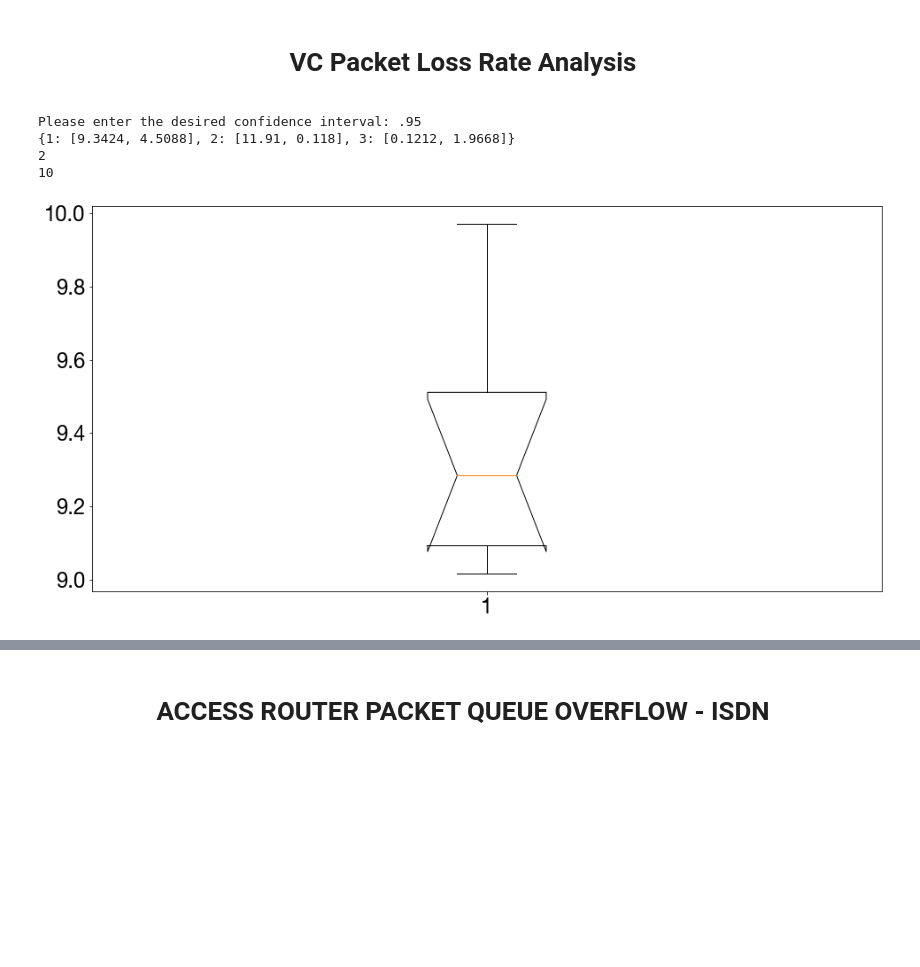
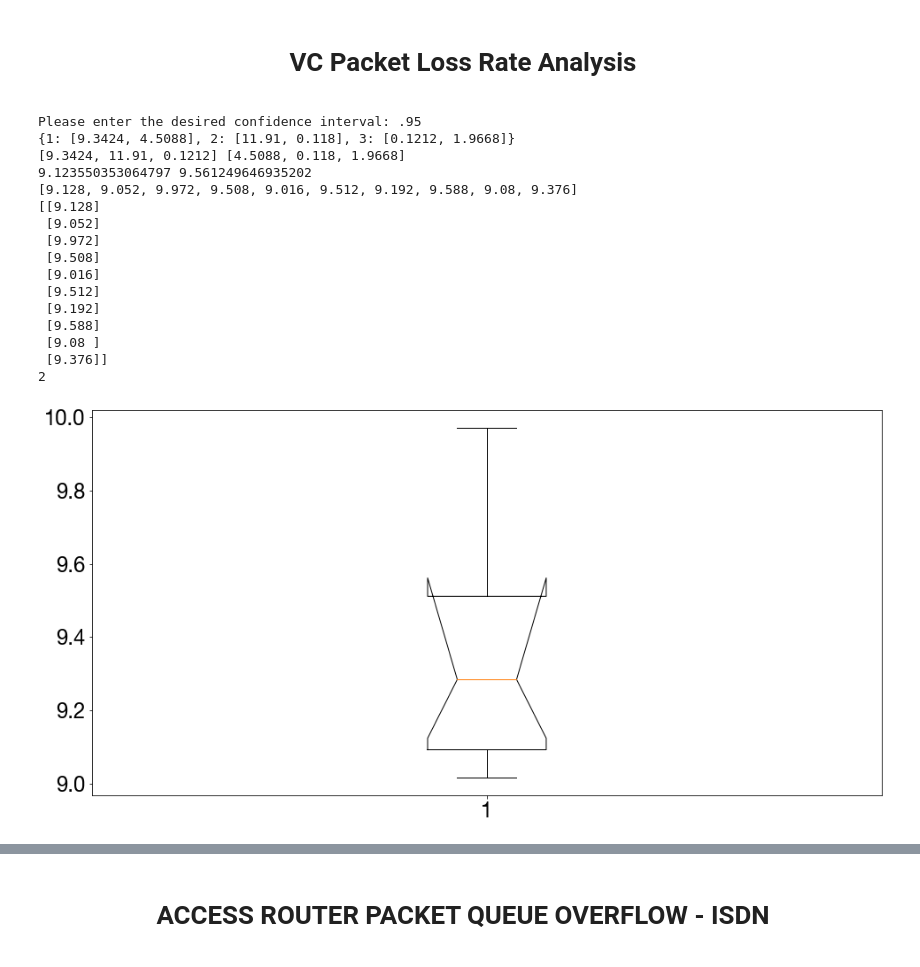
Before and after one commit to royruiz-dev/DataAutomation_SimComNets, a Jupyter notebook: SiMCN-Final-Task/SimComNet_Final-Task_Results_Analysis.ipynb, the cells around one changed output, grey strips where cells are left out. Saved outputs shown, nothing was run; the diff lists cells and outputs as text; code cells hidden in the pictures; blank space fills up the shorter version.

```diff
--- a/SiMCN-Final-Task/SimComNet_Final-Task_Results_Analysis.ipynb
+++ b/SiMCN-Final-Task/SimComNet_Final-Task_Results_Analysis.ipynb
@@ -1760,7 +1760,7 @@ while run:
         professor_data = [mean_dict[i][0] for i in mean_dict if i <= 3]
         student_data = [mean_dict[i][1] for i in mean_dict if i <= 3]
 
-        #print(professor_data, student_data)
+        print(professor_data, student_data)
 
         #print(t_dict)
         # Upper and lower limits for confidence interval (error bars) used for fill_between method
@@ -1804,9 +1804,14 @@ while run:
         # Create Notch Box Plots
         # Professor File Number 1
         #print(data_dict[1]['Professor'])
-        print(len([[t_dict[1][0][0]],[t_dict[1][0][1]]]))
-        print(len(data_dict[1]['Professor']))
-        ax1.boxplot(data_dict[1]['Professor'], notch=True)
+        print(t_dict[1][0][0],t_dict[1][0][1])
+        print(data_dict[1]['Professor'])
+        n = np.array(data_dict[1]['Professor'],order='C')
+        n.resize((10,1))
+        print(n)
+        print(len((t_dict[1][0][0],t_dict[1][0][1])))
+        ax1.boxplot(n, notch=True,conf_intervals=[(t_dict[1][0][0],t_dict[1][0][1])])
+        #ax1.boxplot(data_dict[1]['Professor'], notch=True)
         #ax1.bar(r_1000s_rpt03, bars_1000s_rpt03, width = barWidth, color = '#2CAAC0', label='3 RUNS')
         #ax1.errorbar(r_1000s_rpt03, bars_1000s_rpt03, yerr=yer_1000s_rpt03, color = 'white', capthick=1, capsize=5, fmt=' ')
         #
@@ -1830,32 +1835,44 @@ while run:
         #ax1.set_xticks(x+0.119)
         #ax1.set_xticklabels(labels ,color = '#FFFFFF')
         #ax1.tick_params(direction='out', length=4, width=1, colors='w')
         #
         #ax1.set_yticks(np.arange(0.0, 100.0, 10.0))
         #ax1.set_ylabel('AVERAGE PACKET LOSS RATE (%)', labelpad=8, color = '#FFFFFF')
         #
         ##ax2.set_yticks(np.arange(0, 300, 20))
         ##ax2.tick_params(direction='out', length=4, width=1, colors='w')
         ##ax2.set_ylabel('USERS WITH <1% LOSS', labelpad=16, color = '#FFFFFF')
         #ax1.set_title('VOIP, ISDN LINK, VIA...', color = '#FFFFFF')
         #
         #leg1 = ax1.legend(fontsize = 14, loc='lower left', bbox_to_anchor= (0.0, 1.0), ncol=1, borderaxespad=0, frameon=False)
         ##leg2 = ax2.legend(fontsize = 14, loc='lower right', bbox_to_anchor= (1.0, 1.0), ncol=1, borderaxespad=0, frameon=False)
         #for text in leg1.get_texts():
         #    text.set_color("white")
         ##for text in leg2.get_texts():
         ##    text.set_color("white")
         #
         #plt.show()
         #
         ##print(f'\n\n\nCI based on T-score: \n{t_dict}')
         ##print(f'\n\n\nCI based on Z-score: \n{z_dict}')
         ##print(f'\n\n\nMean:{mean_dict}')
 
         run = False
 # %% [output]
 Please enter the desired confidence interval: .95
 {1: [9.3424, 4.5088], 2: [11.91, 0.118], 3: [0.1212, 1.9668]}
+[9.3424, 11.91, 0.1212] [4.5088, 0.118, 1.9668]
+9.123550353064797 9.561249646935202
+[9.128, 9.052, 9.972, 9.508, 9.016, 9.512, 9.192, 9.588, 9.08, 9.376]
+[[9.128]
+ [9.052]
+ [9.972]
+ [9.508]
+ [9.016]
+ [9.512]
+ [9.192]
+ [9.588]
+ [9.08 ]
+ [9.376]]
 2
-10
-[figure, old version]
+[figure, new version]
```
Also changed, not shown: parts of 3 cells of this notebook, 13 other files.
